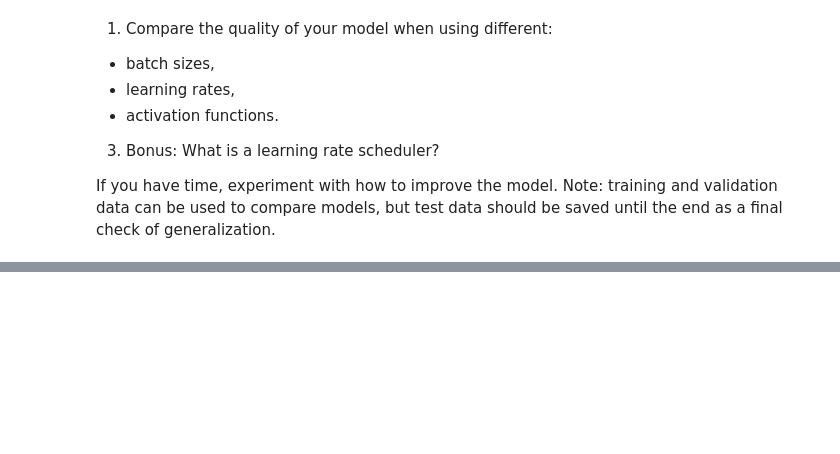
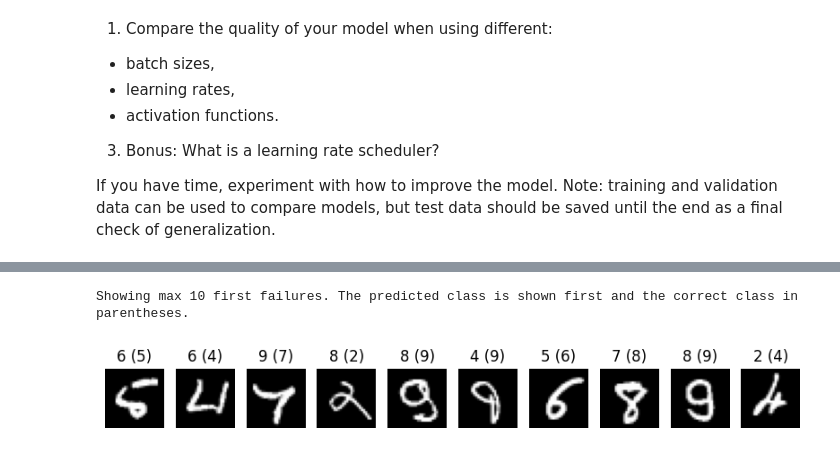
Before and after one commit to yahyunee/ai-science-training-series, a Jupyter notebook: 02_intro_neural_networks/01_introduction_mnist.ipynb, the cells around one changed output, grey strips where cells are left out. Saved outputs shown, nothing was run; the diff lists cells and outputs as text; code cells hidden in the pictures; blank space fills up the shorter version.

```diff
--- a/02_intro_neural_networks/01_introduction_mnist.ipynb
+++ b/02_intro_neural_networks/01_introduction_mnist.ipynb
@@ -729,0 +784,7 @@ Showing max 10 first failures. The predicted class is shown first and the correc
+# %%
+#create dataloader for test data
+# The dataloader makes our dataset iterable
+batch_size_test = 256
+test_dataloader = torch.utils.data.DataLoader(test_data, batch_size=batch_size_test)
+acc_test, loss_test = evaluate(test_dataloader, nonlinear_model, loss_fn)
+print("Test loss: %.4f, test accuracy: %.2f%%" % (loss_test, acc_test))
@@ -782,0 +881,5 @@ for j in range(epochs):
+# %%
+show_failures(nonlinear_model, test_dataloader)
+# %% [output]
+Showing max 10 first failures. The predicted class is shown first and the correct class in parentheses.
+[figure, added]
```
Also changed, not shown: parts of 36 cells of this notebook.
